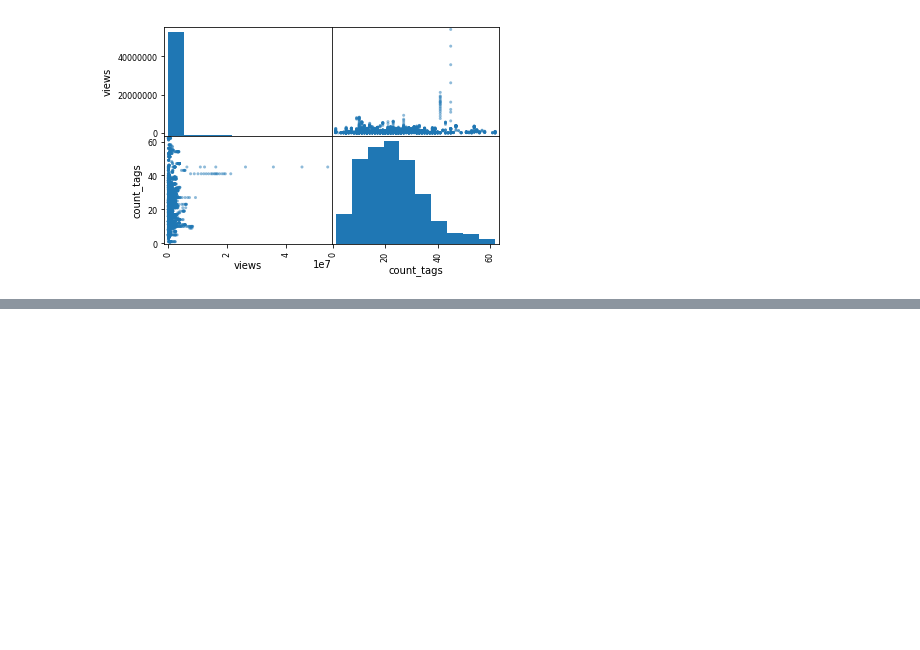
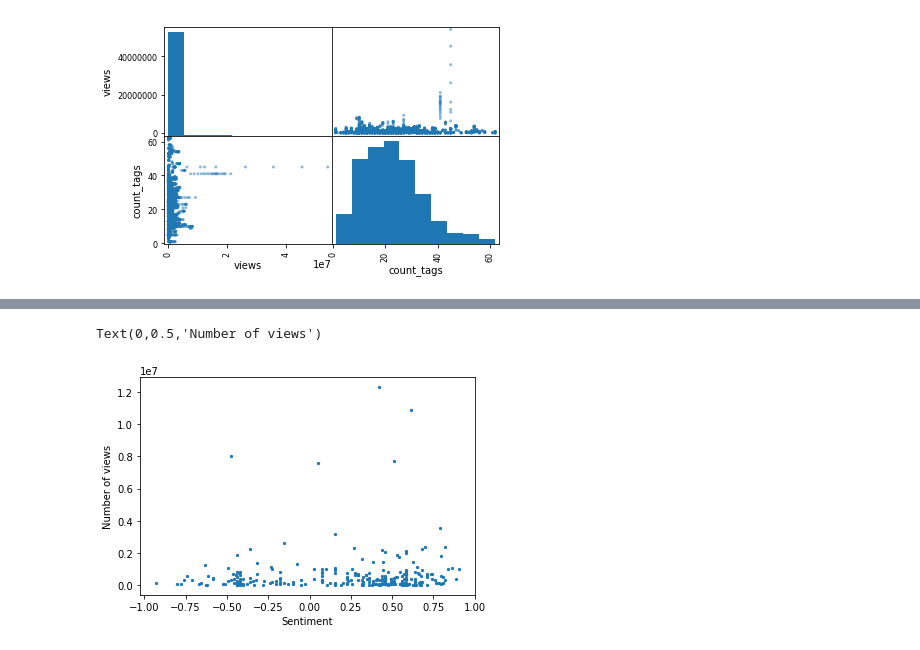
Before and after one commit to dtn058/FinalProject_group46, a Jupyter notebook: COGS108 Final project.ipynb, the cells around one changed output, grey strips where cells are left out. Drawn from its saved outputs; the diff is of its cells as text; code cells hidden in the pictures; blank space fills up the shorter version.

```diff
--- a/COGS108 Final project.ipynb
+++ b/COGS108 Final project.ipynb
@@ -103,0 +113,21 @@ array([[<matplotlib.axes._subplots.AxesSubplot object at 0x...>,
+# %%
+analyser = SentimentIntensityAnalyzer()
+# %%
+title_sentiment = []
+title_sentiment_ind = []
+titles = youtube['title']
+
+# Drop duplicate titles, we are only interested in the last title that was trending
+titles.drop_duplicates(keep='last',inplace=True)
+
+# Add only non-zero sentiment analysis of titles into 'title_sentiment'
+for i, title in zip(range(len(titles)), titles):
+    sentiment = analyser.polarity_scores(title)
+    if sentiment['compound'] != 0:
+        title_sentiment.append(sentiment['compound'])
+        title_sentiment_ind.append(i)
+
+# Print out test results
+print(analyser.polarity_scores(titles.iloc[0]))
+print(title_sentiment[:50])
+print(title_sentiment_ind[:50])
@@ -103,0 +138,13 @@ array([[<matplotlib.axes._subplots.AxesSubplot object at 0x...>,
+# %%
+views = list(youtube['views'])
+views_sent = []
+
+for i in title_sentiment_ind:
+    views_sent.append(views[i])
+
+plt.scatter(title_sentiment, views_sent, s=5)
+plt.xlabel('Sentiment')
+plt.ylabel('Number of views')
+# %% [output]
+Text(0,0.5,'Number of views')
+[figure, added]
```
Also changed, not shown: parts of 3 cells of this notebook.
